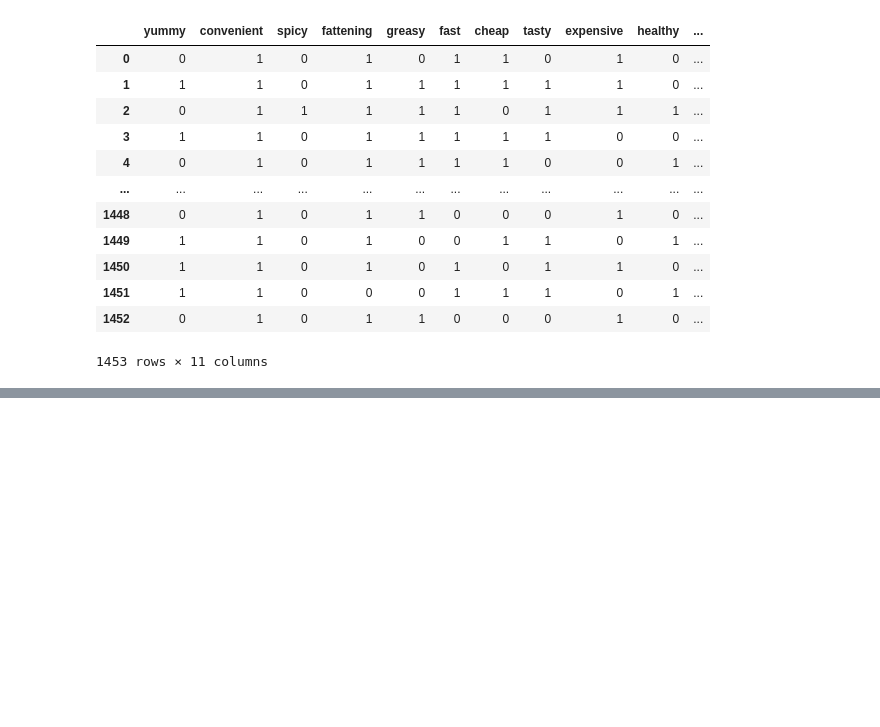
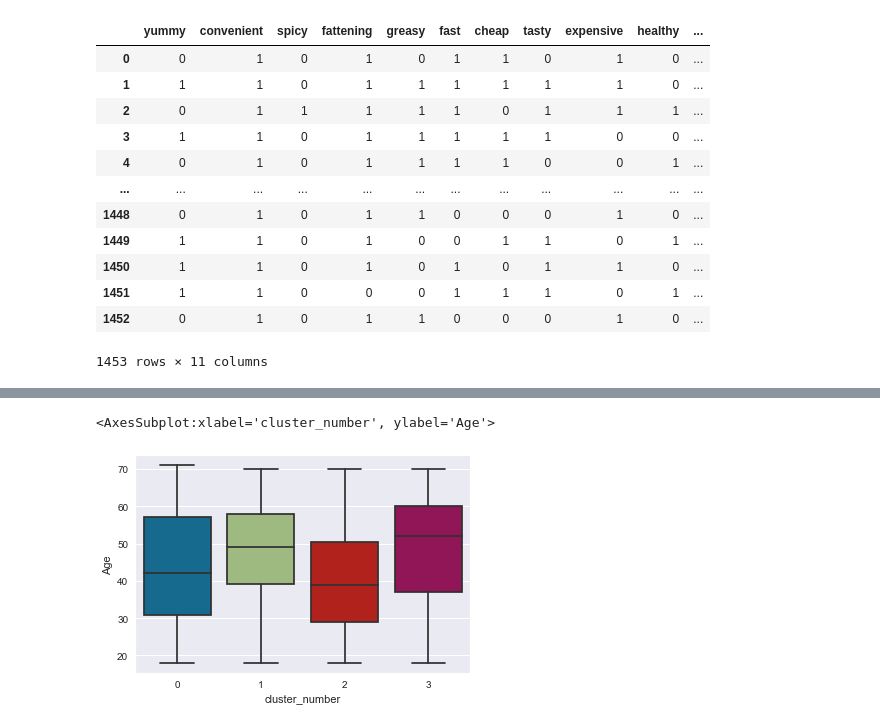
Before and after one commit to bharxhav/mcdonalds-market-segmentation, a Jupyter notebook: market-segmentation.ipynb, the cells around one changed output, grey strips where cells are left out. Drawn from its saved outputs; the diff is of its cells as text; code cells hidden in the pictures; blank space fills up the shorter version.

```diff
--- a/market-segmentation.ipynb
+++ b/market-segmentation.ipynb
@@ -261,0 +300,5 @@ plt.show()
+# %%
+sns.boxplot(x='cluster_number', y='Age', data=df)
+# %% [output]
+<AxesSubplot:xlabel='cluster_number', ylabel='Age'>
+[figure, added]
```
Also changed, not shown: parts of 9 cells of this notebook.
